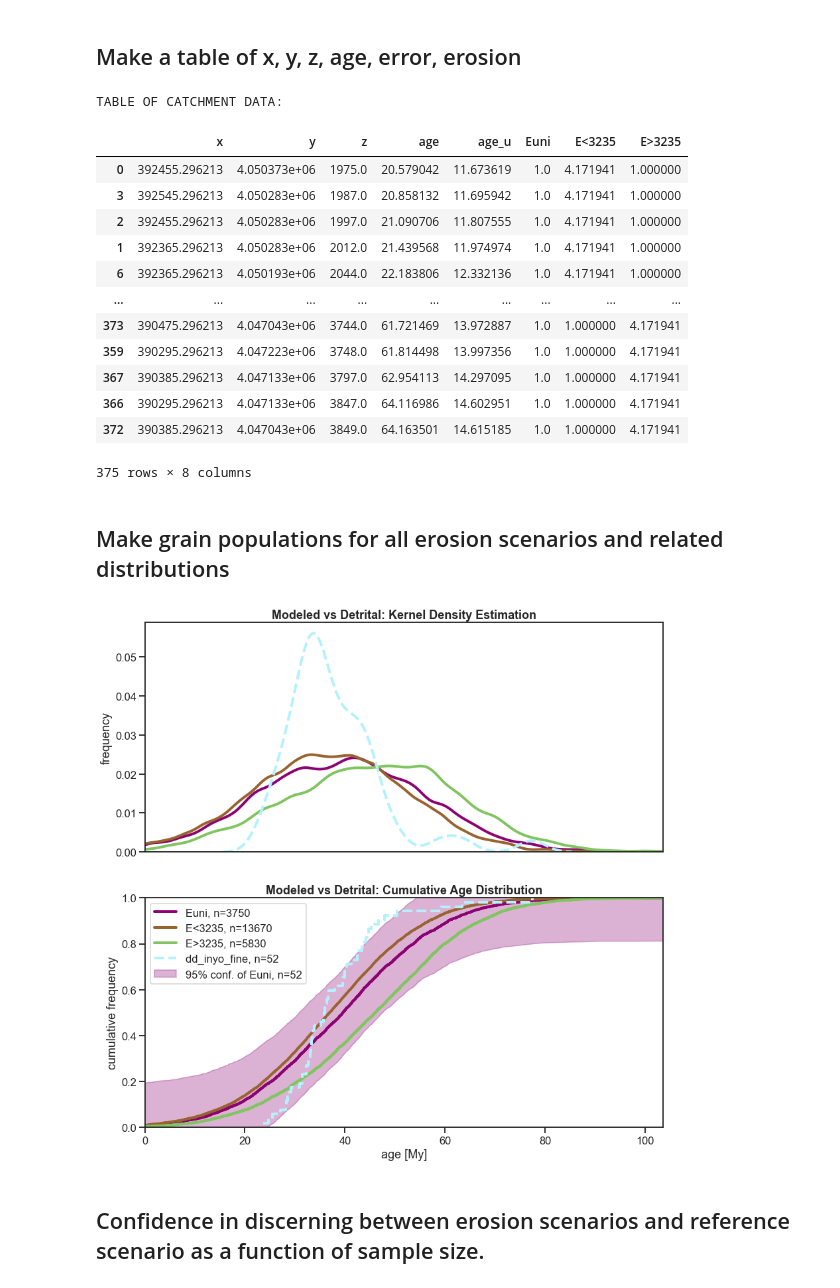
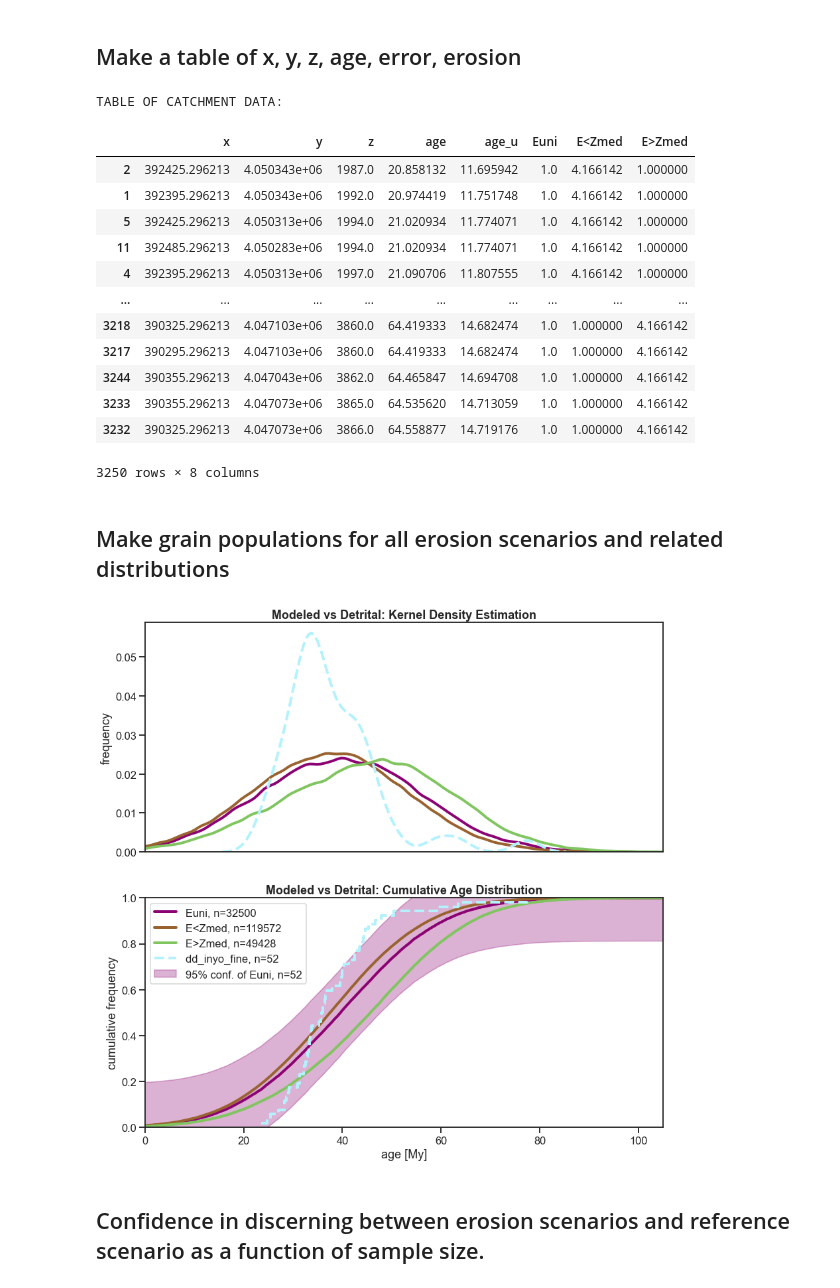
Before and after one commit to toddehlers/ESD_thermotrace, a Jupyter notebook: ESD_thermotrace.ipynb, the cells around one changed output. Drawn from its saved outputs; the diff is of its cells as text; code cells hidden in the pictures.

```diff
--- a/ESD_thermotrace.ipynb
+++ b/ESD_thermotrace.ipynb
@@ -6,8 +6,8 @@
 ### Indicate the path to the input text file
 # %%
 # Indicate the path to the input text file here
-input_file = 'input_highsierra/input_file90.txt'
-# input_file = 'input_highsierra/input_file.txt'
+# input_file = 'input_highsierra/input_file90.txt'
+input_file = 'input_highsierra/input_file.txt'
 # input_file = 'input_LC/input_LC_AHe.txt'
 # %% [markdown]
 ### Import libraries and input parameters
@@ -211,50 +211,50 @@ def E_stepwise(z, z_steps, weights):
         as erosional weight'.format(z_steps[-1], weights[-1]))
         return weights[-1]
     else:
         z_steps_a = np.array(z_steps)
         return weights[z_steps.index(z_steps_a[z<z_steps_a][0])]
 
 # example scenarios for the submitted manuscript: x-fold increas and decrease in erosion at z m elevation
 array = dem.zi_res_1d.copy() # get array of elevations
 array.sort() # sort elevations
 # calculate number of bins such that the width of each bin
 # is proportional to the average error of age interpolation
 bins = int(np.rint((age_interp_map.max()-age_interp_map.min())/error_interp.mean()))
 # calculate erosional factor such that it doubles the ratio
 # maximum elevation frequency / minimum elevation frequency
 f = 2*np.histogram(array,bins)[0].max()/np.histogram(array,bins)[0].min()
 coz = int(np.median(dem.zi_res_1d)) # cutoff z in meters
 zmax = dem.zi_res_1d.max()+1 # maximum elevation in the catchment
 
 e_steps = [coz,zmax]
 e_weights = [f,1]
-ws_data['E<'+str(coz)] = ws_data.z.apply(lambda z: E_stepwise(z,e_steps,e_weights))
-ws_data['E<'+str(coz)] = ws_data['E<'+str(coz)]/ws_data['E<'+str(coz)].min()
+ws_data['E<Zmed'] = ws_data.z.apply(lambda z: E_stepwise(z,e_steps,e_weights))
+ws_data['E<Zmed'] = ws_data['E<Zmed']/ws_data['E<Zmed'].min()
 
 e_steps = [coz,zmax]
 e_weights = [1,f]
-ws_data['E>'+str(coz)] = ws_data.z.apply(lambda z: E_stepwise(z,e_steps,e_weights))
-ws_data['E>'+str(coz)] = ws_data['E>'+str(coz)]/ws_data['E>'+str(coz)].min()
+ws_data['E>Zmed'] = ws_data.z.apply(lambda z: E_stepwise(z,e_steps,e_weights))
+ws_data['E>Zmed'] = ws_data['E>Zmed']/ws_data['E>Zmed'].min()
 
 # save table to excel and show it
 ws_data.to_excel(opf+'/xyz_age_eros.xlsx', index=False)
 print('TABLE OF CATCHMENT DATA:')
 ws_data
 # %% [output]
 TABLE OF CATCHMENT DATA:
-|  | x | y | z | age | age_u | Euni | E<3235 | E>3235 |
-| 0 | 392455.296213 | 4.050373e+06 | 1975.0 | 20.579042 | 11.673619 | 1.0 | 4.171941 | 1.000000 |
-| 3 | 392545.296213 | 4.050283e+06 | 1987.0 | 20.858132 | 11.695942 | 1.0 | 4.171941 | 1.000000 |
-| 2 | 392455.296213 | 4.050283e+06 | 1997.0 | 21.090706 | 11.807555 | 1.0 | 4.171941 | 1.000000 |
-| 1 | 392365.296213 | 4.050283e+06 | 2012.0 | 21.439568 | 11.974974 | 1.0 | 4.171941 | 1.000000 |
-| 6 | 392365.296213 | 4.050193e+06 | 2044.0 | 22.183806 | 12.332136 | 1.0 | 4.171941 | 1.000000 |
+|  | x | y | z | age | age_u | Euni | E<Zmed | E>Zmed |
+| 2 | 392425.296213 | 4.050343e+06 | 1987.0 | 20.858132 | 11.695942 | 1.0 | 4.166142 | 1.000000 |
+| 1 | 392395.296213 | 4.050343e+06 | 1992.0 | 20.974419 | 11.751748 | 1.0 | 4.166142 | 1.000000 |
+| 5 | 392425.296213 | 4.050313e+06 | 1994.0 | 21.020934 | 11.774071 | 1.0 | 4.166142 | 1.000000 |
+| 11 | 392485.296213 | 4.050283e+06 | 1994.0 | 21.020934 | 11.774071 | 1.0 | 4.166142 | 1.000000 |
+| 4 | 392395.296213 | 4.050313e+06 | 1997.0 | 21.090706 | 11.807555 | 1.0 | 4.166142 | 1.000000 |
 | ... | ... | ... | ... | ... | ... | ... | ... | ... |
-| 373 | 390475.296213 | 4.047043e+06 | 3744.0 | 61.721469 | 13.972887 | 1.0 | 1.000000 | 4.171941 |
-| 359 | 390295.296213 | 4.047223e+06 | 3748.0 | 61.814498 | 13.997356 | 1.0 | 1.000000 | 4.171941 |
-| 367 | 390385.296213 | 4.047133e+06 | 3797.0 | 62.954113 | 14.297095 | 1.0 | 1.000000 | 4.171941 |
-| 366 | 390295.296213 | 4.047133e+06 | 3847.0 | 64.116986 | 14.602951 | 1.0 | 1.000000 | 4.171941 |
-| 372 | 390385.296213 | 4.047043e+06 | 3849.0 | 64.163501 | 14.615185 | 1.0 | 1.000000 | 4.171941 |
+| 3218 | 390325.296213 | 4.047103e+06 | 3860.0 | 64.419333 | 14.682474 | 1.0 | 1.000000 | 4.166142 |
+| 3217 | 390295.296213 | 4.047103e+06 | 3860.0 | 64.419333 | 14.682474 | 1.0 | 1.000000 | 4.166142 |
+| 3244 | 390355.296213 | 4.047043e+06 | 3862.0 | 64.465847 | 14.694708 | 1.0 | 1.000000 | 4.166142 |
+| 3233 | 390355.296213 | 4.047073e+06 | 3865.0 | 64.535620 | 14.713059 | 1.0 | 1.000000 | 4.166142 |
+| 3232 | 390325.296213 | 4.047073e+06 | 3866.0 | 64.558877 | 14.719176 | 1.0 | 1.000000 | 4.166142 |
-375 rows × 8 columns
+3250 rows × 8 columns
 # %% [markdown]
 ## Make grain populations for all erosion scenarios and related distributions
 # %%
@@ -288,7 +288,7 @@ if len(detrital_ages_filenames)<1:
 # Plot distributions
 plot_distributions(pops, dists, ref_scen, detr_labels, opf+'/detrital_distributions.pdf', num_grains, show_DKW=True)
 # %% [output]
-[figure, old version]
+[figure, new version]
 # %% [markdown]
 ## Confidence in discerning between erosion scenarios and reference scenario as a function of sample size.
 # %%
```
Also changed, not shown: parts of 7 cells of this notebook, 14 other files.
